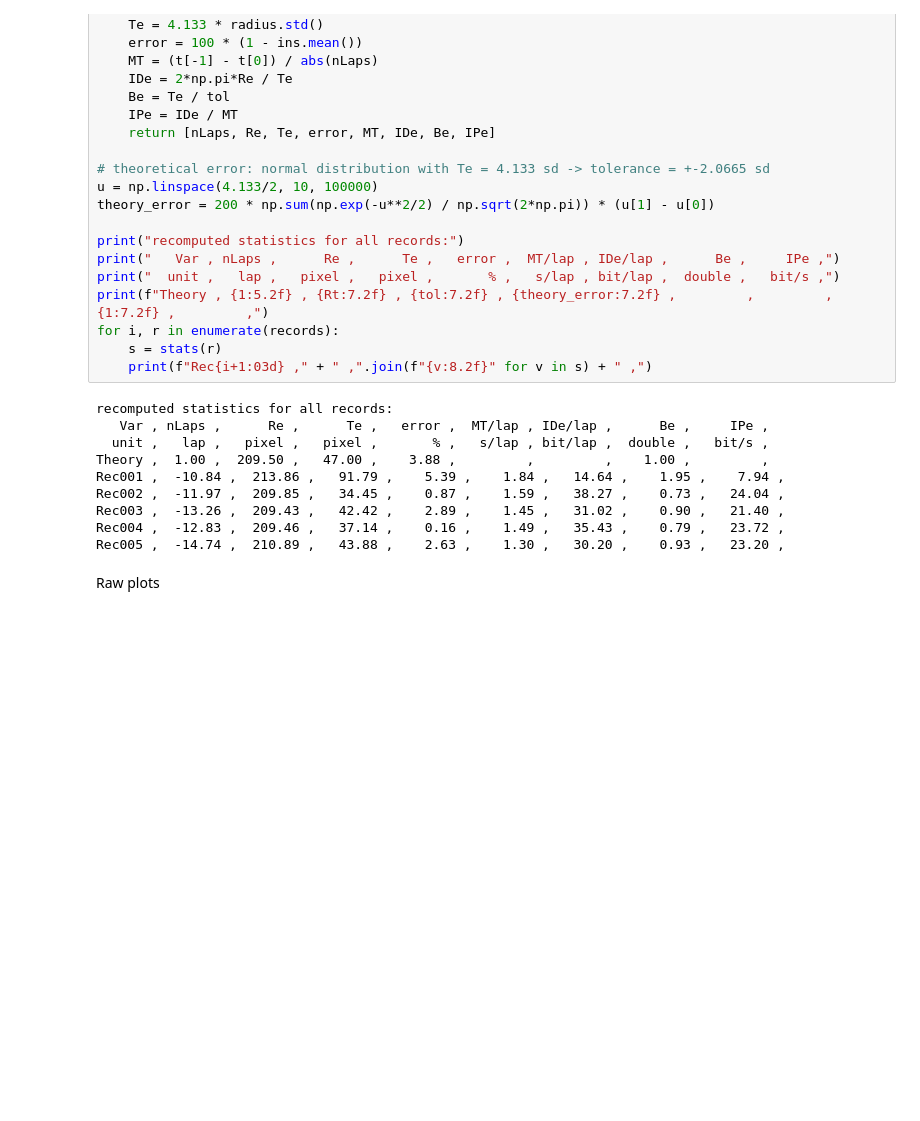
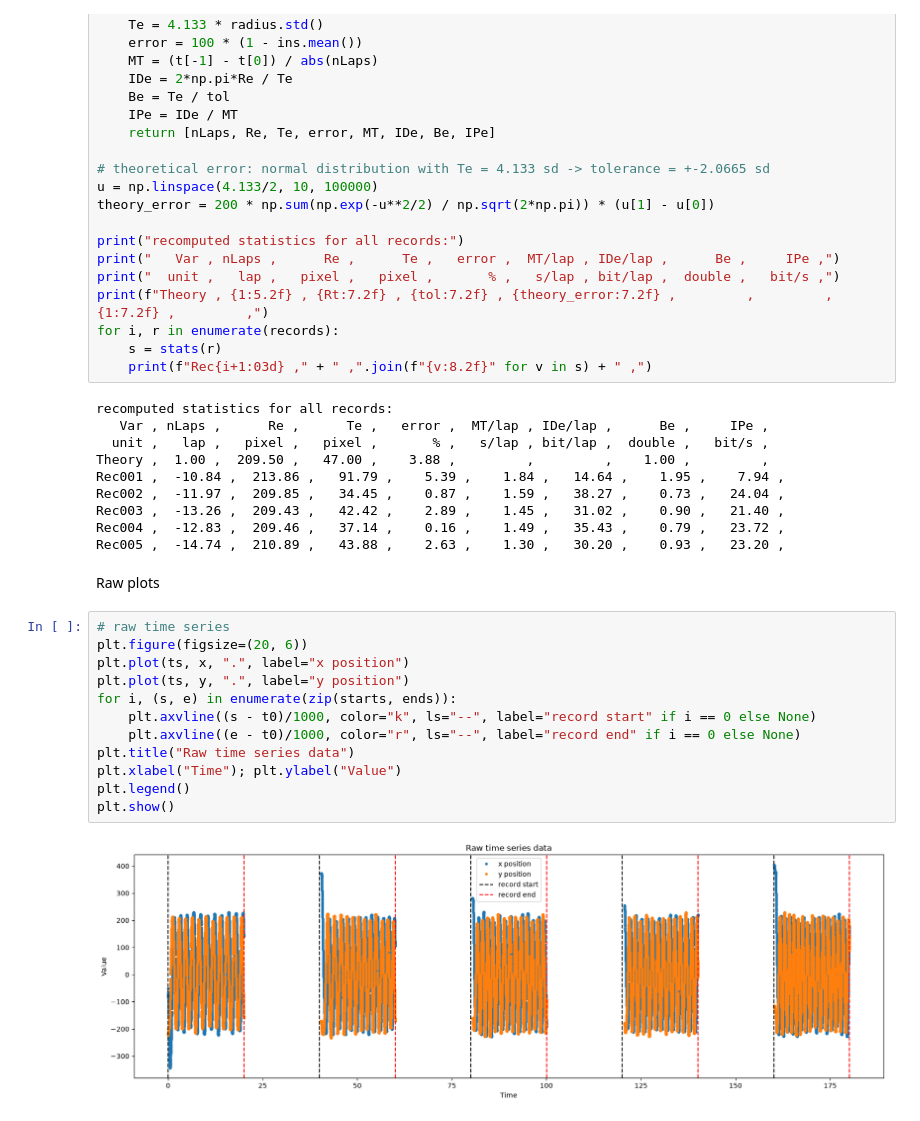
Before and after one commit to vidusha1234/circular-task-analysis, a Jupyter notebook: notebooks/circular-task-001.ipynb, the cells around one changed output. Saved outputs shown, nothing was run; the diff lists cells and outputs as text; blank space fills up the shorter version.

```diff
--- a/notebooks/circular-task-001.ipynb
+++ b/notebooks/circular-task-001.ipynb
@@ -143,3 +143,17 @@ Rec004 ,  -12.83 ,  209.46 ,   37.14 ,    0.16 ,    1.49 ,   35.43 ,    0.79 ,
 Rec005 ,  -14.74 ,  210.89 ,   43.88 ,    2.63 ,    1.30 ,   30.20 ,    0.93 ,   23.20 ,
 # %% [markdown]
 Raw plots
+# %%
+# raw time series
+plt.figure(figsize=(20, 6))
+plt.plot(ts, x, ".", label="x position")
+plt.plot(ts, y, ".", label="y position")
+for i, (s, e) in enumerate(zip(starts, ends)):
+    plt.axvline((s - t0)/1000, color="k", ls="--", label="record start" if i == 0 else None)
+    plt.axvline((e - t0)/1000, color="r", ls="--", label="record end" if i == 0 else None)
+plt.title("Raw time series data")
+plt.xlabel("Time"); plt.ylabel("Value")
+plt.legend()
+plt.show()
+# %% [output]
+[figure, added]
```
